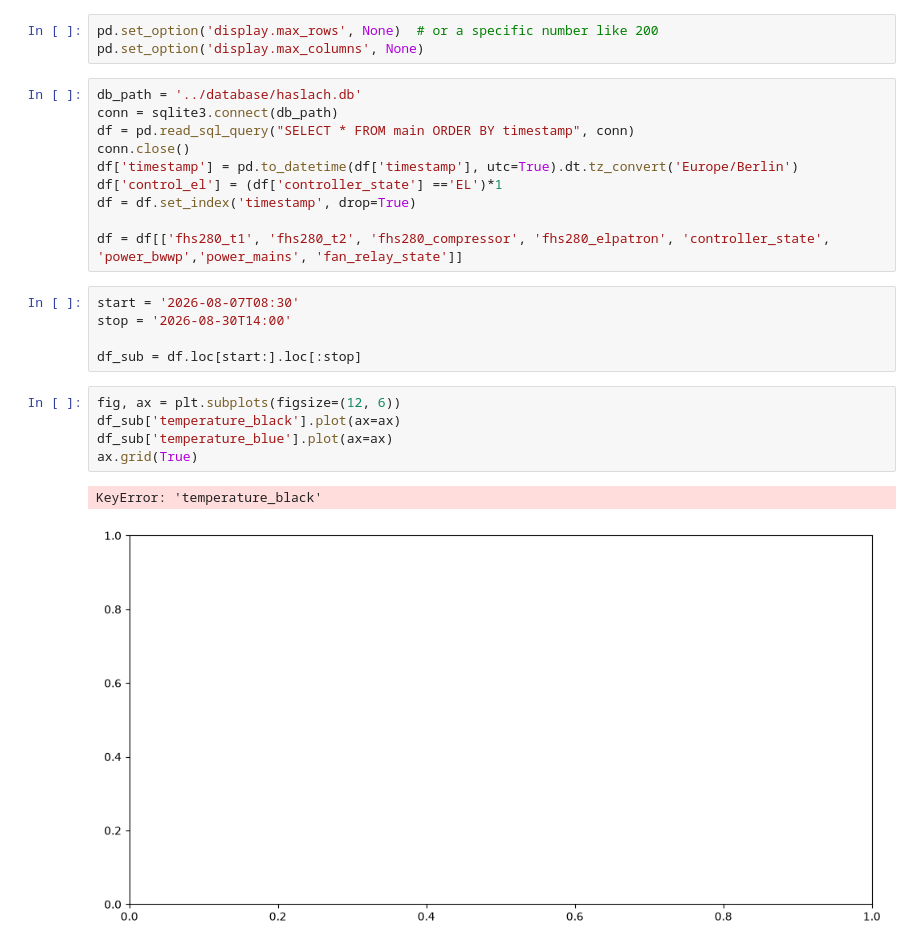
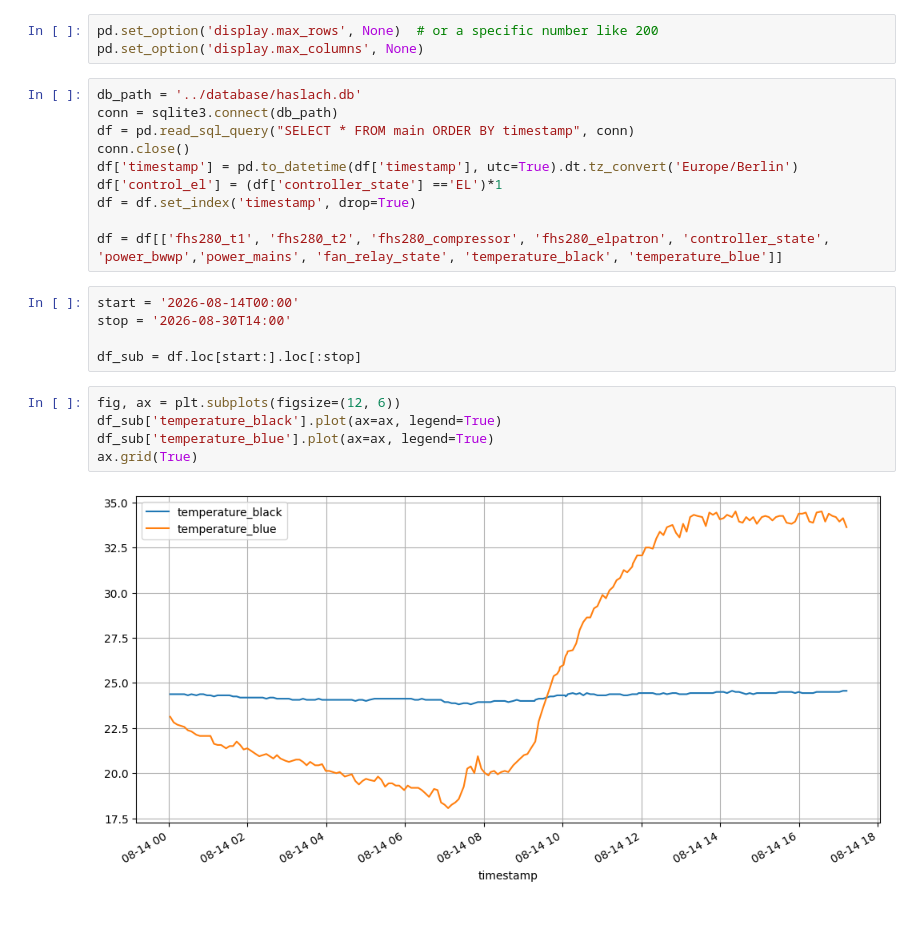
Before and after one commit to NiklasPhabian/solarcontrol, a Jupyter notebook: notebooks/bwwp_elpatron.ipynb, the cells around one changed output. Cells and saved outputs as stored; diff of their text form; blank space fills up the shorter version.

```diff
--- a/notebooks/bwwp_elpatron.ipynb
+++ b/notebooks/bwwp_elpatron.ipynb
@@ -15,20 +15,19 @@ df['timestamp'] = pd.to_datetime(df['timestamp'], utc=True).dt.tz_convert('Europ
 df['control_el'] = (df['controller_state'] =='EL')*1
 df = df.set_index('timestamp', drop=True)
 
-df = df[['fhs280_t1', 'fhs280_t2', 'fhs280_compressor', 'fhs280_elpatron', 'controller_state', 'power_bwwp','power_mains', 'fan_relay_state']]
+df = df[['fhs280_t1', 'fhs280_t2', 'fhs280_compressor', 'fhs280_elpatron', 'controller_state', 'power_bwwp','power_mains', 'fan_relay_state', 'temperature_black', 'temperature_blue']]
 # %%
-start = '2026-08-07T08:30'
+start = '2026-08-14T00:00'
 stop = '2026-08-30T14:00'
 
 df_sub = df.loc[start:].loc[:stop]
 # %%
 fig, ax = plt.subplots(figsize=(12, 6))
-df_sub['temperature_black'].plot(ax=ax)
-df_sub['temperature_blue'].plot(ax=ax)
+df_sub['temperature_black'].plot(ax=ax, legend=True)
+df_sub['temperature_blue'].plot(ax=ax, legend=True)
 ax.grid(True)
 # %% [output]
-KeyError: 'temperature_black'
-[figure, old version]
+[figure, new version]
 # %%
 fig, ax = plt.subplots(figsize=(12, 6))
 
```
Also changed, not shown: parts of 5 cells of this notebook, 1 other file.
